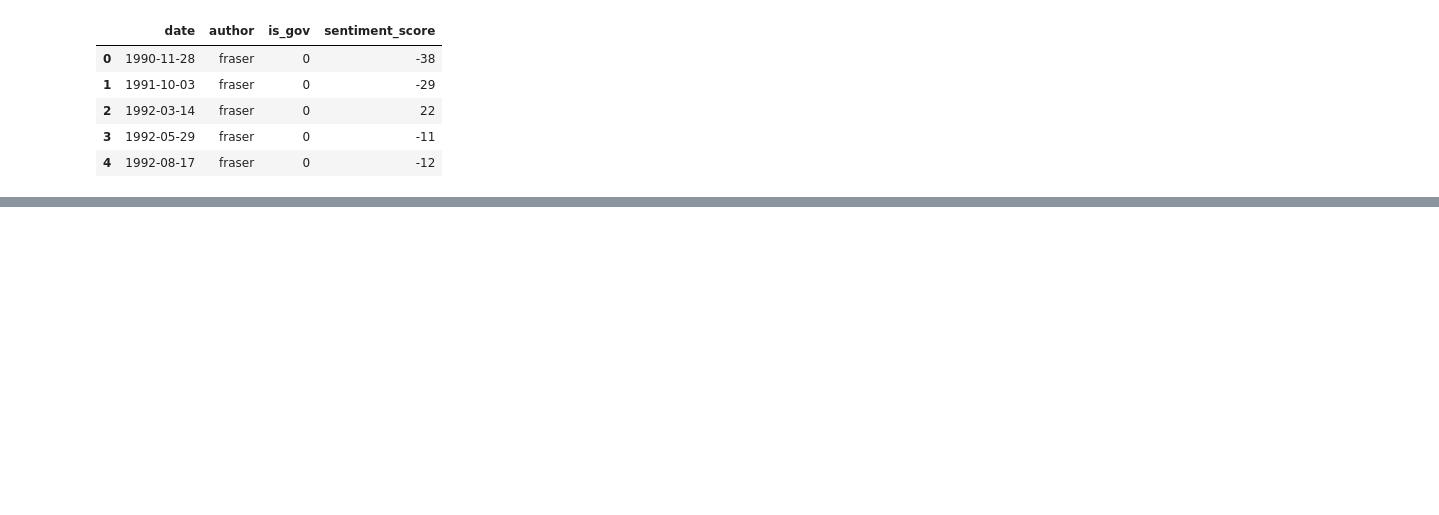
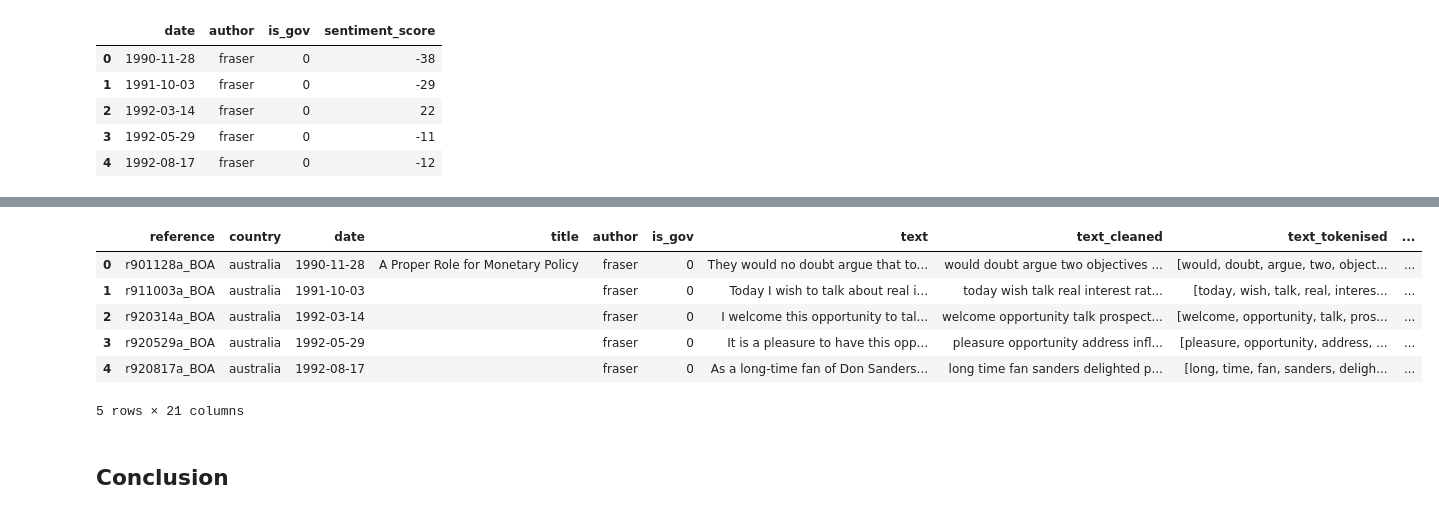
Before and after one commit to L-bot355/AnalytIQ, a Jupyter notebook: Lexicon score code.ipynb, the cells around one changed output, grey strips where cells are left out. Cells and saved outputs as stored; diff of their text form; code cells hidden in the pictures; blank space fills up the shorter version.

```diff
--- a/Lexicon score code.ipynb
+++ b/Lexicon score code.ipynb
@@ -144,0 +417,36 @@ display(speeches_df[['date', 'author', 'is_gov', 'sentiment_score']].head())
+# %%
+# Assign weights to the categories
+category_weights = {
+    'Negative': -1,
+    'Positive': 1.5,
+    'Uncertainty': 0.2,
+    'Litigious': -0.2,
+    'Strong': 1.5,
+    'Weak': 0.5,
+    'Constraining': -0.5
+}
+# %%
+# Define function to apply the lexicon to the text
+def lexicon_score_weighted(tokens):
+    score = 0
+    for cat in categories:
+        count = sum(t in word_sets[cat] for t in tokens)
+        score += count * category_weights[cat]
+    return score
+
+# Compute counts and store as a new column
+speeches_df_2['sentiment_score_lexicon_weighted'] = speeches_df_2['text_lemmatised'].apply(lexicon_score_weighted) \
+                                                    / speeches_df_2['word_count']
+
+# View the DataFrame
+speeches_df_2.head()
+# %% [output]
+|  | reference | country | date | title | author | is_gov | text | text_cleaned | text_tokenised | ... |
+| 0 | r901128a_BOA | australia | 1990-11-28 | A Proper Role for Monetary Policy | fraser | 0 | They would no doubt argue that to... | would doubt argue two objectives ... | [would, doubt, argue, two, object... | ... |
+| 1 | r911003a_BOA | australia | 1991-10-03 |  | fraser | 0 | Today I wish to talk about real i... | today wish talk real interest rat... | [today, wish, talk, real, interes... | ... |
+| 2 | r920314a_BOA | australia | 1992-03-14 |  | fraser | 0 | I welcome this opportunity to tal... | welcome opportunity talk prospect... | [welcome, opportunity, talk, pros... | ... |
+| 3 | r920529a_BOA | australia | 1992-05-29 |  | fraser | 0 | It is a pleasure to have this opp... | pleasure opportunity address infl... | [pleasure, opportunity, address, ... | ... |
+| 4 | r920817a_BOA | australia | 1992-08-17 |  | fraser | 0 | As a long-time fan of Don Sanders... | long time fan sanders delighted p... | [long, time, fan, sanders, deligh... | ... |
+5 rows × 21 columns
+# %% [markdown]
+## Conclusion
```
Also changed, not shown: parts of 38 cells of this notebook, 4 other files.
